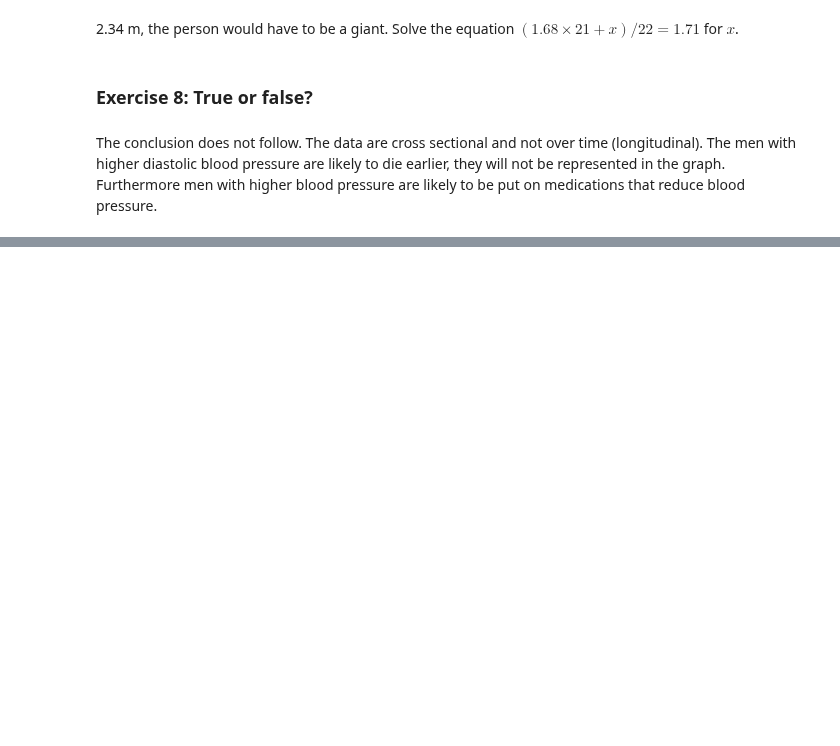
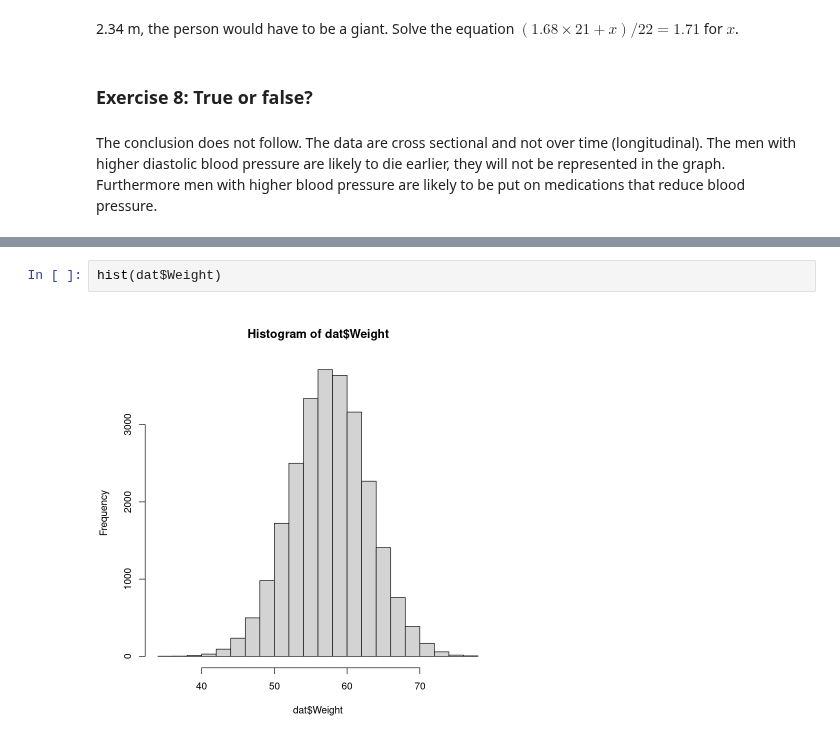
Before and after one commit to Martin-Summer-1090/Statistics_JWL, a Jupyter notebook: solution_manual/manual_v0/exercises_unit_2.ipynb, the cells around one changed output, grey strips where cells are left out. Cells and saved outputs as stored; diff of their text form; blank space fills up the shorter version.

```diff
--- a/solution_manual/manual_v0/exercises_unit_2.ipynb
+++ b/solution_manual/manual_v0/exercises_unit_2.ipynb
@@ -62,0 +129,4 @@ The conclusion does not follow. The data are cross sectional and not over time (
+# %%
+hist(dat$Weight)
+# %% [output]
+[figure, added]
```
Also changed, not shown: parts of 78 cells of this notebook, 35 other files.
